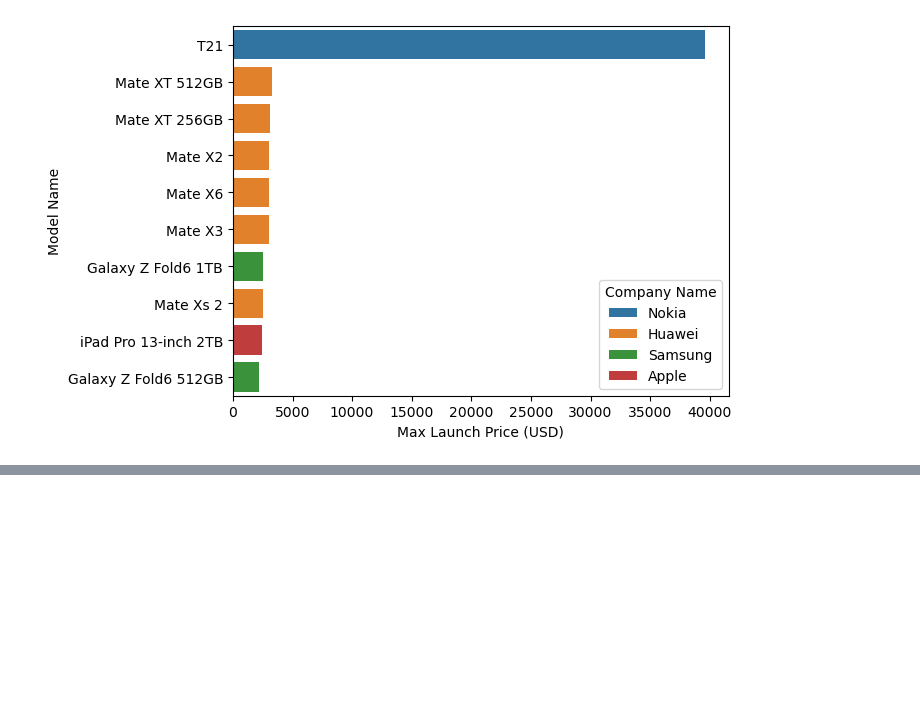
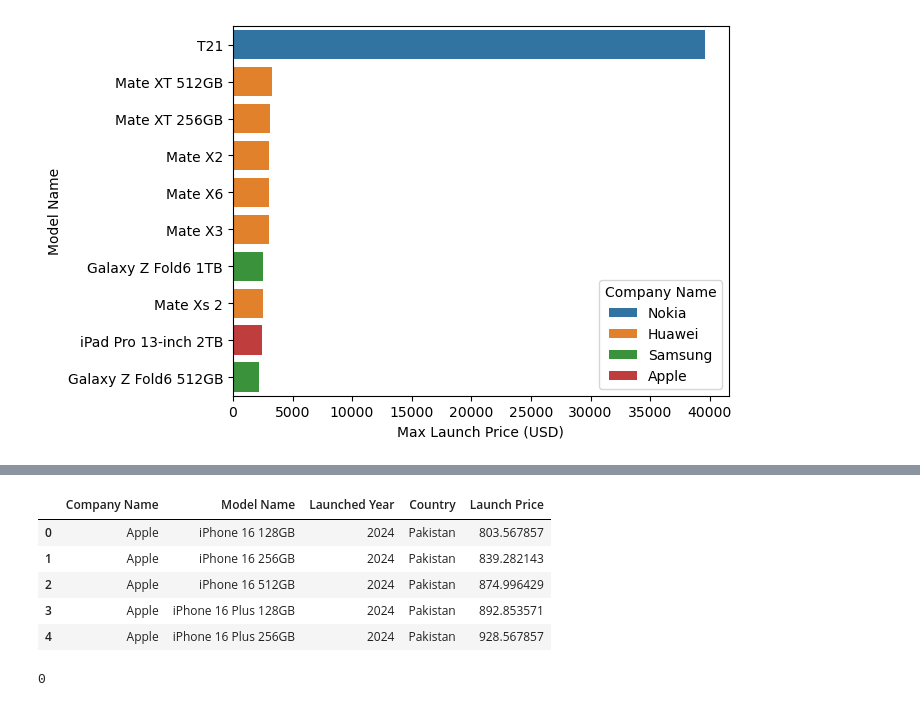
Before and after one commit to waseemak313/pilot_project, a Jupyter notebook: pilot_project.ipynb, the cells around one changed output, grey strips where cells are left out. Drawn from its saved outputs; the diff is of its cells as text; code cells hidden in the pictures; blank space fills up the shorter version.

```diff
--- a/pilot_project.ipynb
+++ b/pilot_project.ipynb
@@ -263,0 +300,15 @@ sns.barplot(
+# %%
+melted["Country"] = melted["Country"].str.extract(r"Launched Price \((.*?)\)")
+# %%
+melted.head()
+# %% [output]
+|  | Company Name | Model Name | Launched Year | Country | Launch Price |
+| 0 | Apple | iPhone 16 128GB | 2024 | Pakistan | 803.567857 |
+| 1 | Apple | iPhone 16 256GB | 2024 | Pakistan | 839.282143 |
+| 2 | Apple | iPhone 16 512GB | 2024 | Pakistan | 874.996429 |
+| 3 | Apple | iPhone 16 Plus 128GB | 2024 | Pakistan | 892.853571 |
+| 4 | Apple | iPhone 16 Plus 256GB | 2024 | Pakistan | 928.567857 |
+# %%
+melted["Launch Price"].isnull().sum()
+# %% [output]
+0
```
Also changed, not shown: parts of 12 cells of this notebook.
